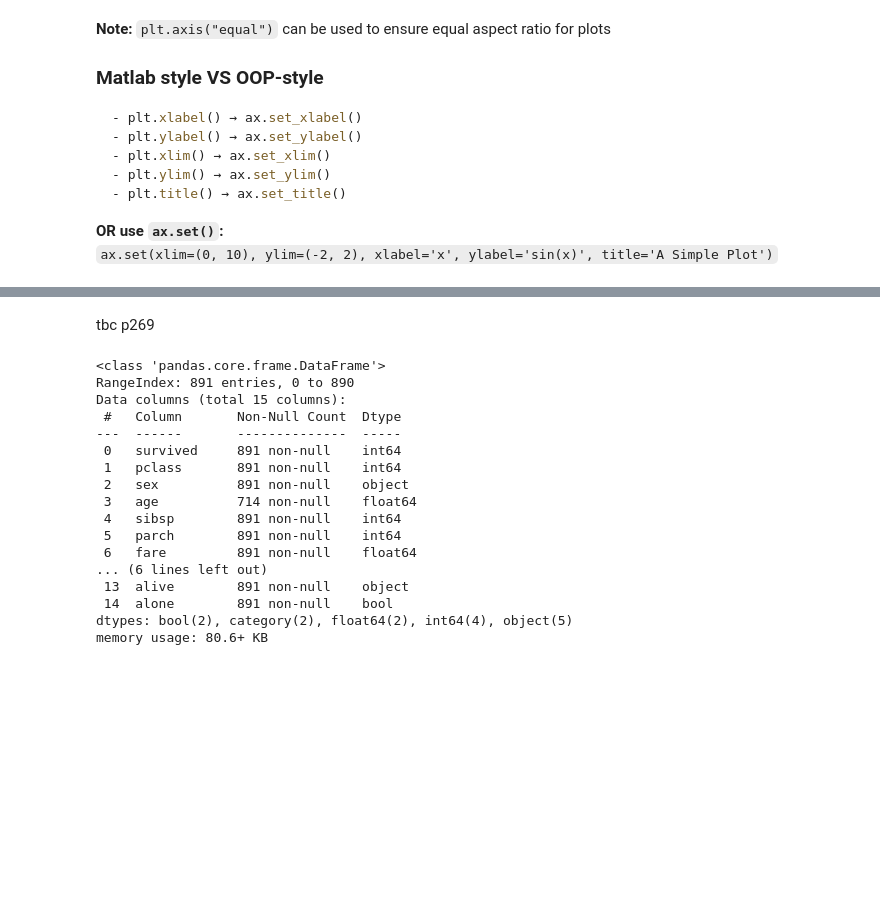
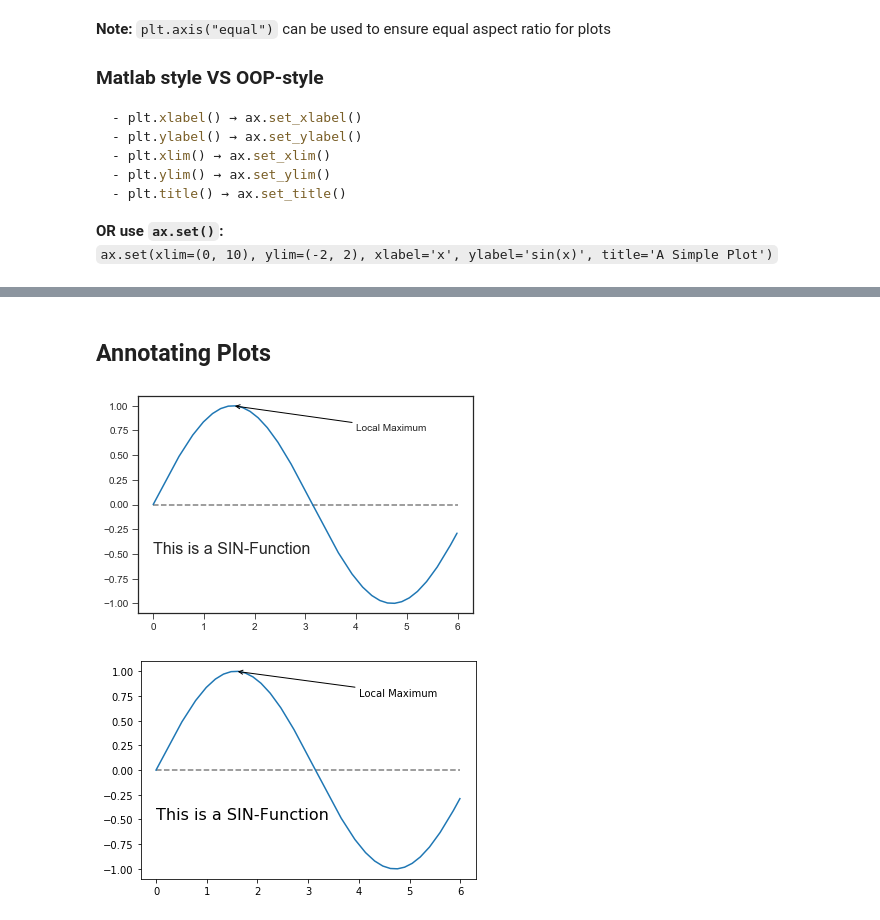
Before and after one commit to moritzwilksch/DataScienceEducation, a Jupyter notebook: PythonForDataScienceHandbook/NotesPythonDSHandbook.ipynb, the cells around one changed output, grey strips where cells are left out. Cells and saved outputs as stored; diff of their text form; code cells hidden in the pictures; blank space fills up the shorter version.

```diff
--- a/PythonForDataScienceHandbook/NotesPythonDSHandbook.ipynb
+++ b/PythonForDataScienceHandbook/NotesPythonDSHandbook.ipynb
@@ -216,22 +224,21 @@ sns.catplot(data=df, row="class",y="sex",x="age", kind="box", orient="h", height
-# %% [markdown]
-tbc p269
-# %%
-df.info()
-# %% [output]
-<class 'pandas.core.frame.DataFrame'>
-RangeIndex: 891 entries, 0 to 890
-Data columns (total 15 columns):
- #   Column       Non-Null Count  Dtype
----  ------       --------------  -----
- 0   survived     891 non-null    int64
- 1   pclass       891 non-null    int64
- 2   sex          891 non-null    object
- 3   age          714 non-null    float64
- 4   sibsp        891 non-null    int64
- 5   parch        891 non-null    int64
- 6   fare         891 non-null    float64
-... (6 lines left out)
- 13  alive        891 non-null    object
- 14  alone        891 non-null    bool
-dtypes: bool(2), category(2), float64(2), int64(4), object(5)
-memory usage: 80.6+ KB
+# %% [markdown]
+## Annotating Plots
+# %%
+with plt.style.context("seaborn-ticks"):
+    x = np.arange(0,6,0.01)
+    plt.plot(x, np.sin(x))
+    plt.text(0, -0.5, "This is a SIN-Function", size=16)
+    plt.annotate("Local Maximum",xy=(np.pi/2, 1), xytext=(4, 0.75), arrowprops={"arrowstyle": "->"})
+    plt.hlines(0, 0, 6, linestyles="--", colors="0.5")
+    plt.show()
+
+with plt.style.context("fast"):
+    x = np.arange(0,6,0.01)
+    plt.plot(x, np.sin(x))
+    plt.text(0, -0.5, "This is a SIN-Function", size=16)
+    plt.annotate("Local Maximum",xy=(np.pi/2, 1), xytext=(4, 0.75), arrowprops={"arrowstyle": "->"})
+    plt.hlines(0, 0, 6, linestyles="--", colors="0.5")
+    plt.show()
+# %% [output]
+[figure, added]
+[figure, added]
```
Also changed, not shown: parts of 7 cells of this notebook.
